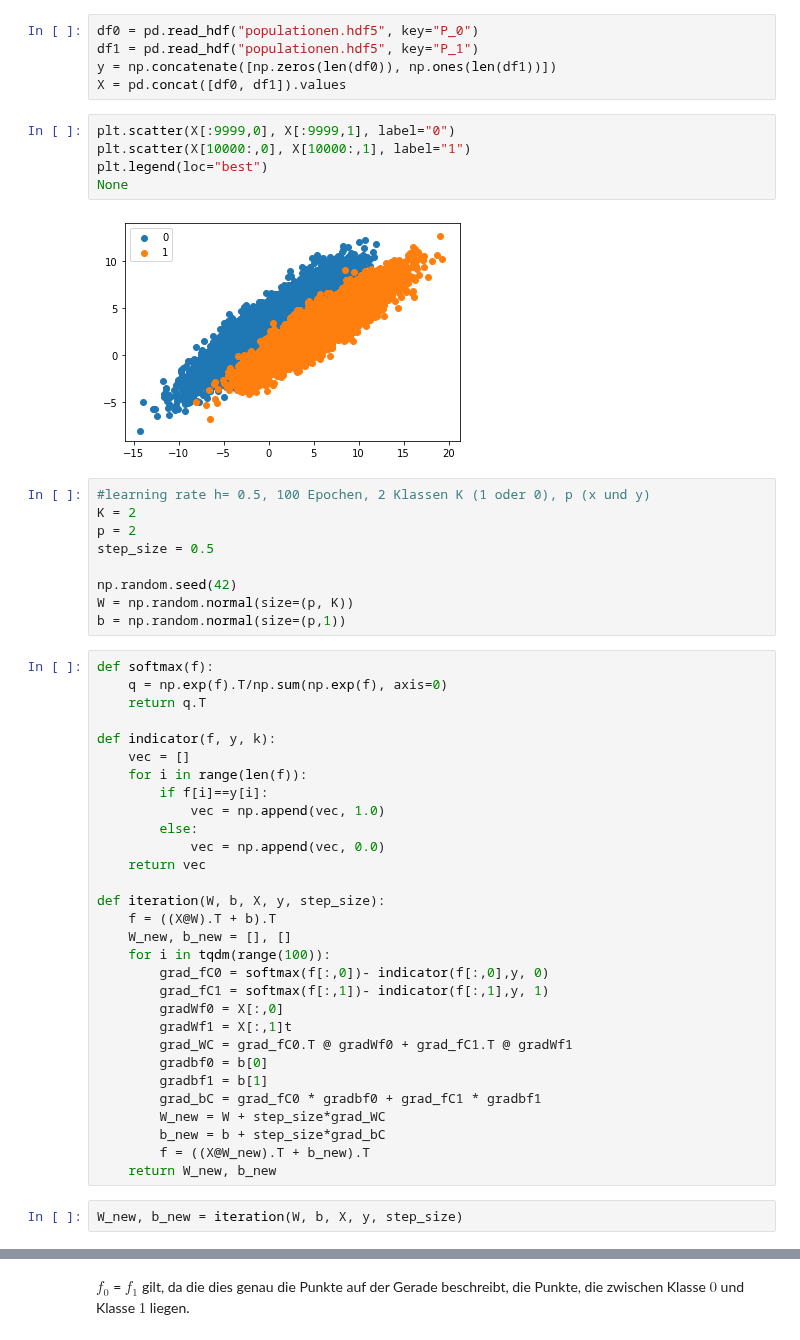
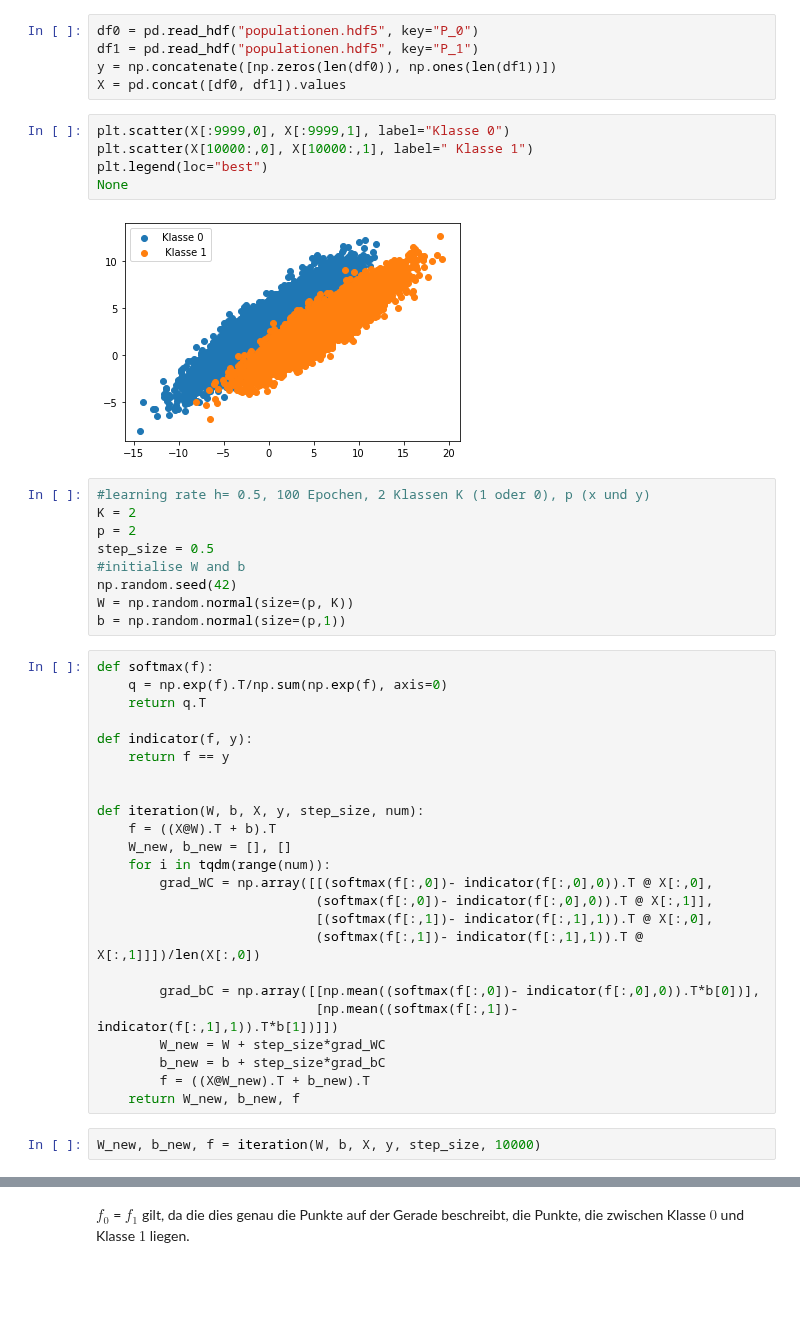
Before and after one commit to jpwgnr/SMD_Abgaben, a Jupyter notebook: Blatt8_Schubert_Herdieckerhoff_Overhoff/Blatt8.ipynb, the cells around one changed output, grey strips where cells are left out. Drawn from its saved outputs; the diff is of its cells as text; blank space fills up the shorter version.

```diff
--- a/Blatt8_Schubert_Herdieckerhoff_Overhoff/Blatt8.ipynb
+++ b/Blatt8_Schubert_Herdieckerhoff_Overhoff/Blatt8.ipynb
@@ -85,18 +85,18 @@ df1 = pd.read_hdf("populationen.hdf5", key="P_1")
 y = np.concatenate([np.zeros(len(df0)), np.ones(len(df1))])
 X = pd.concat([df0, df1]).values
 # %%
-plt.scatter(X[:9999,0], X[:9999,1], label="0")
-plt.scatter(X[10000:,0], X[10000:,1], label="1")
+plt.scatter(X[:9999,0], X[:9999,1], label="Klasse 0")
+plt.scatter(X[10000:,0], X[10000:,1], label=" Klasse 1")
 plt.legend(loc="best")
 None
 # %% [output]
-[figure, old version]
+[figure, new version]
 # %%
 #learning rate h= 0.5, 100 Epochen, 2 Klassen K (1 oder 0), p (x und y)
 K = 2
 p = 2
 step_size = 0.5
-
+#initialise W and b
 np.random.seed(42)
 W = np.random.normal(size=(p, K))
 b = np.random.normal(size=(p,1))
@@ -105,31 +105,25 @@ def softmax(f):
     q = np.exp(f).T/np.sum(np.exp(f), axis=0)
     return q.T
 
-def indicator(f, y, k):
-    vec = []
-    for i in range(len(f)):
-        if f[i]==y[i]:
-            vec = np.append(vec, 1.0)
-        else:
-            vec = np.append(vec, 0.0)
-    return vec
+def indicator(f, y):
+    return f == y
 
-def iteration(W, b, X, y, step_size):
+
+def iteration(W, b, X, y, step_size, num):
     f = ((X@W).T + b).T
     W_new, b_new = [], []
-    for i in tqdm(range(100)):
-        grad_fC0 = softmax(f[:,0])- indicator(f[:,0],y, 0)
-        grad_fC1 = softmax(f[:,1])- indicator(f[:,1],y, 1)
-        gradWf0 = X[:,0]
-        gradWf1 = X[:,1]t
-        grad_WC = grad_fC0.T @ gradWf0 + grad_fC1.T @ gradWf1
-        gradbf0 = b[0]
-        gradbf1 = b[1]
-        grad_bC = grad_fC0 * gradbf0 + grad_fC1 * gradbf1
+    for i in tqdm(range(num)):
+        grad_WC = np.array([[(softmax(f[:,0])- indicator(f[:,0],0)).T @ X[:,0],
+                            (softmax(f[:,0])- indicator(f[:,0],0)).T @ X[:,1]],
+                            [(softmax(f[:,1])- indicator(f[:,1],1)).T @ X[:,0],
+                            (softmax(f[:,1])- indicator(f[:,1],1)).T @ X[:,1]]])/len(X[:,0])
+
+        grad_bC = np.array([[np.mean((softmax(f[:,0])- indicator(f[:,0],0)).T*b[0])],
+                            [np.mean((softmax(f[:,1])- indicator(f[:,1],1)).T*b[1])]])
         W_new = W + step_size*grad_WC
         b_new = b + step_size*grad_bC
         f = ((X@W_new).T + b_new).T
-    return W_new, b_new
+    return W_new, b_new, f
 # %%
-W_new, b_new = iteration(W, b, X, y, step_size)
+W_new, b_new, f = iteration(W, b, X, y, step_size, 10000)
 # %%
```
Also changed, not shown: parts of 2 cells of this notebook.
